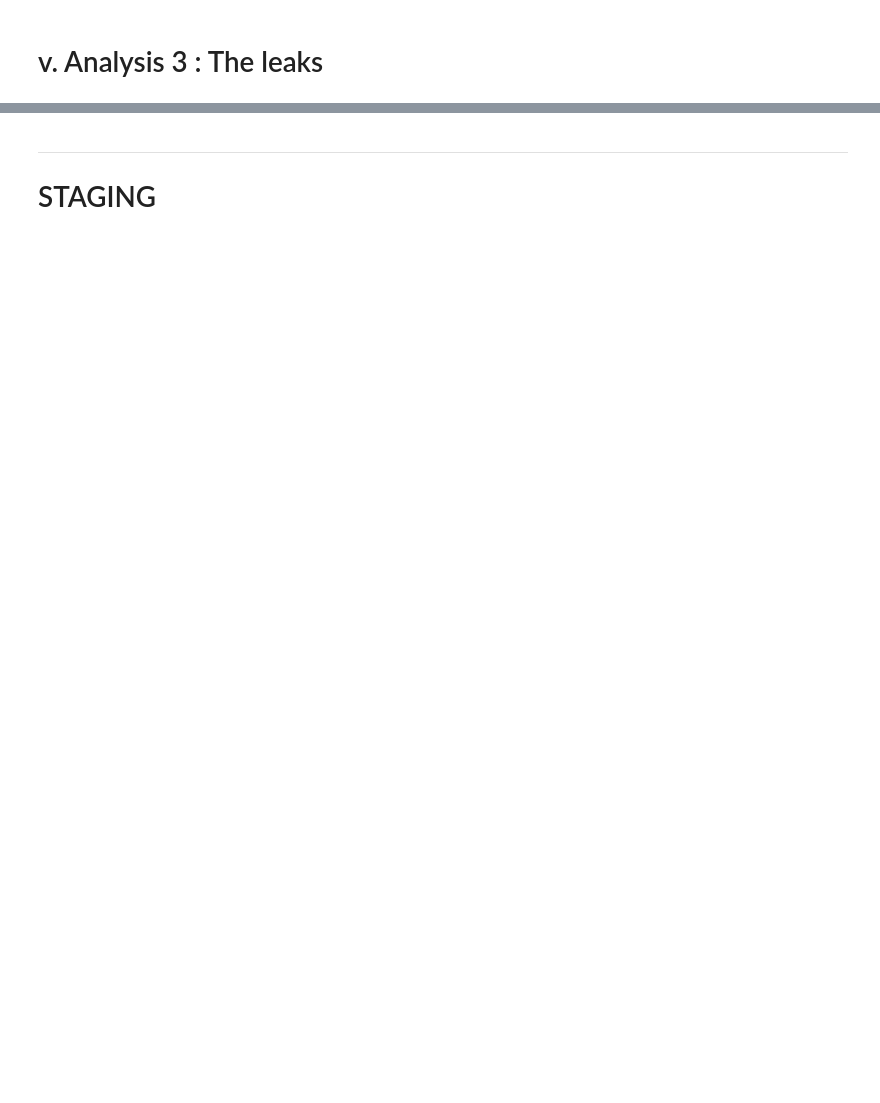
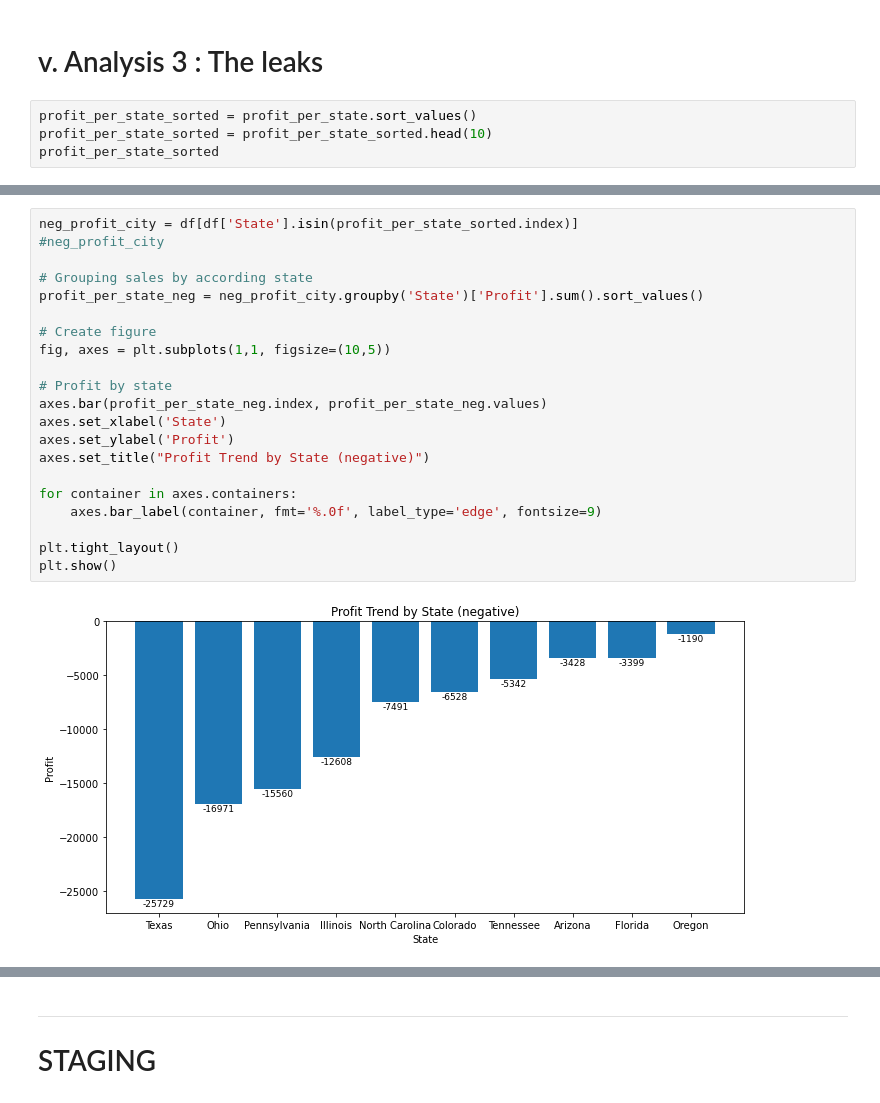
Before and after one commit to fahrizanrasyad/superstore-analysis, a Jupyter notebook: superstore_fahrizan-rasyad.ipynb, the cells around one changed output, grey strips where cells are left out. Saved outputs shown, nothing was run; the diff lists cells and outputs as text; blank space fills up the shorter version.

```diff
--- a/superstore_fahrizan-rasyad.ipynb
+++ b/superstore_fahrizan-rasyad.ipynb
@@ -526,2 +546,6 @@ plt.show()
 # %% [markdown]
 # v. Analysis 3 : The leaks
+# %%
+profit_per_state_sorted = profit_per_state.sort_values()
+profit_per_state_sorted = profit_per_state_sorted.head(10)
+profit_per_state_sorted
@@ -527,0 +565,23 @@ plt.show()
+# %%
+neg_profit_city = df[df['State'].isin(profit_per_state_sorted.index)]
+#neg_profit_city
+
+# Grouping sales by according state
+profit_per_state_neg = neg_profit_city.groupby('State')['Profit'].sum().sort_values()
+
+# Create figure
+fig, axes = plt.subplots(1,1, figsize=(10,5))
+
+# Profit by state
+axes.bar(profit_per_state_neg.index, profit_per_state_neg.values)
+axes.set_xlabel('State')
+axes.set_ylabel('Profit')
+axes.set_title("Profit Trend by State (negative)")
+
+for container in axes.containers:
+    axes.bar_label(container, fmt='%.0f', label_type='edge', fontsize=9)
+
+plt.tight_layout()
+plt.show()
+# %% [output]
+[figure, added]
```
Also changed, not shown: parts of 25 cells of this notebook.
